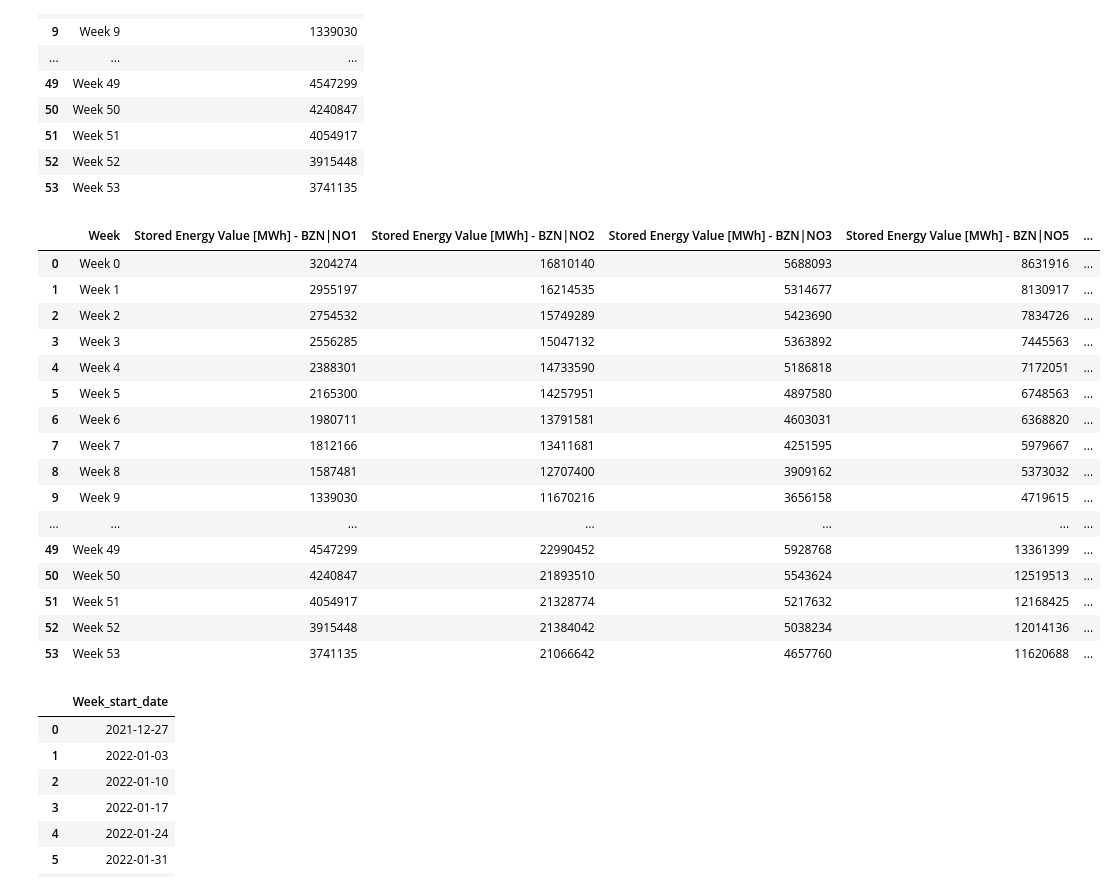
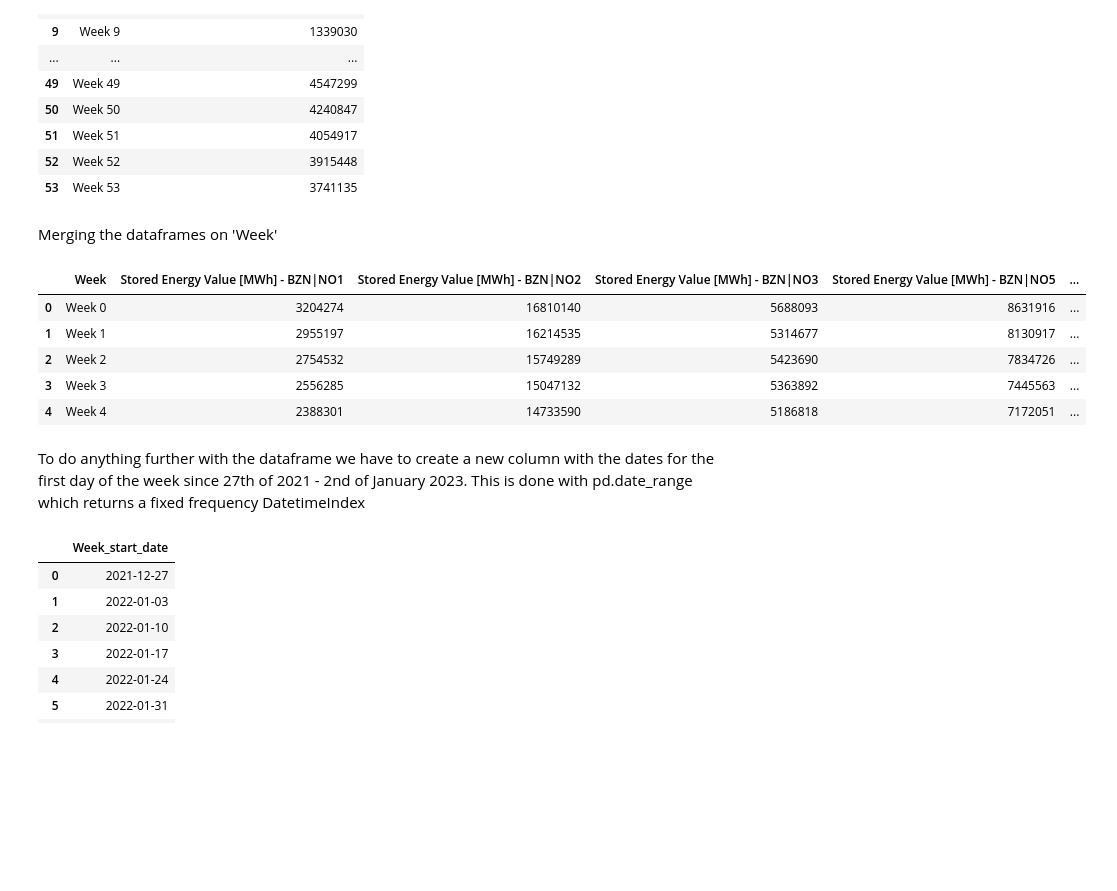
Before and after one commit to HIOF-Bachelor-Project-Group-7/Time-series-energy-price-prediction-bidding-zone-N01, a Jupyter notebook: code/Data aggregation of energy market bidding zone NO1.ipynb, the cells around one changed output. Cells and saved outputs as stored; diff of their text form; code cells hidden in the pictures; blank space fills up the shorter version.

Commit message:
Finished the work for water reservoir dataset

```diff
--- a/code/Data aggregation of energy market bidding zone NO1.ipynb
+++ b/code/Data aggregation of energy market bidding zone NO1.ipynb
@@ -443,31 +449,24 @@ water_level_NO1
 | 51 | Week 51 | 4054917 |
 | 52 | Week 52 | 3915448 |
 | 53 | Week 53 | 3741135 |
+# %% [markdown]
+Merging the dataframes on 'Week'
 # %%
-# Merging the import export datasets
+# Merging the dataframes
 water_level_dataframes = [water_level_NO1, water_level_NO2, water_level_NO3, water_level_NO5, water_level_SE3]
 water_level_dataframes = reduce(lambda left, right: pd.merge(left,right, on=['Week']), water_level_dataframes)
 
 # printing out the 5 first rows of the resulting dataframe
-water_level_dataframes
+water_level_dataframes.head()
 # %% [output]
 |  | Week | Stored Energy Value [MWh] - BZN|NO1 | Stored Energy Value [MWh] - BZN|NO2 | Stored Energy Value [MWh] - BZN|NO3 | Stored Energy Value [MWh] - BZN|NO5 | ... |
 | 0 | Week 0 | 3204274 | 16810140 | 5688093 | 8631916 | ... |
 | 1 | Week 1 | 2955197 | 16214535 | 5314677 | 8130917 | ... |
 | 2 | Week 2 | 2754532 | 15749289 | 5423690 | 7834726 | ... |
 | 3 | Week 3 | 2556285 | 15047132 | 5363892 | 7445563 | ... |
 | 4 | Week 4 | 2388301 | 14733590 | 5186818 | 7172051 | ... |
-| 5 | Week 5 | 2165300 | 14257951 | 4897580 | 6748563 | ... |
-| 6 | Week 6 | 1980711 | 13791581 | 4603031 | 6368820 | ... |
-| 7 | Week 7 | 1812166 | 13411681 | 4251595 | 5979667 | ... |
-| 8 | Week 8 | 1587481 | 12707400 | 3909162 | 5373032 | ... |
-| 9 | Week 9 | 1339030 | 11670216 | 3656158 | 4719615 | ... |
-| ... | ... | ... | ... | ... | ... | ... |
-| 49 | Week 49 | 4547299 | 22990452 | 5928768 | 13361399 | ... |
-| 50 | Week 50 | 4240847 | 21893510 | 5543624 | 12519513 | ... |
-| 51 | Week 51 | 4054917 | 21328774 | 5217632 | 12168425 | ... |
-| 52 | Week 52 | 3915448 | 21384042 | 5038234 | 12014136 | ... |
-| 53 | Week 53 | 3741135 | 21066642 | 4657760 | 11620688 | ... |
+# %% [markdown]
+To do anything further with the dataframe we have to create a new column with the dates for the first day of the week since 27th of 2021 - 2nd of January 2023. This is done with pd.date_range which returns a fixed frequency DatetimeIndex
 # %%
 start_date = '2021-12-27'
 end_date = '2023-01-02'
```
Also changed, not shown: parts of 17 cells of this notebook.
